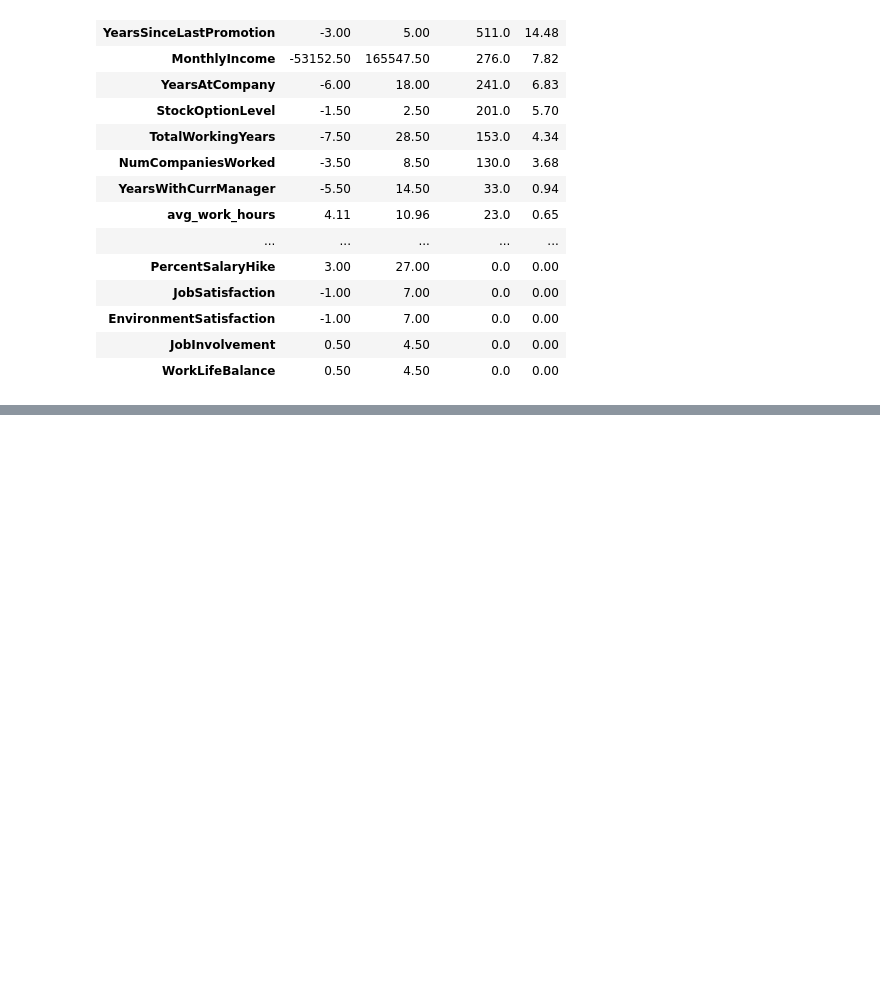
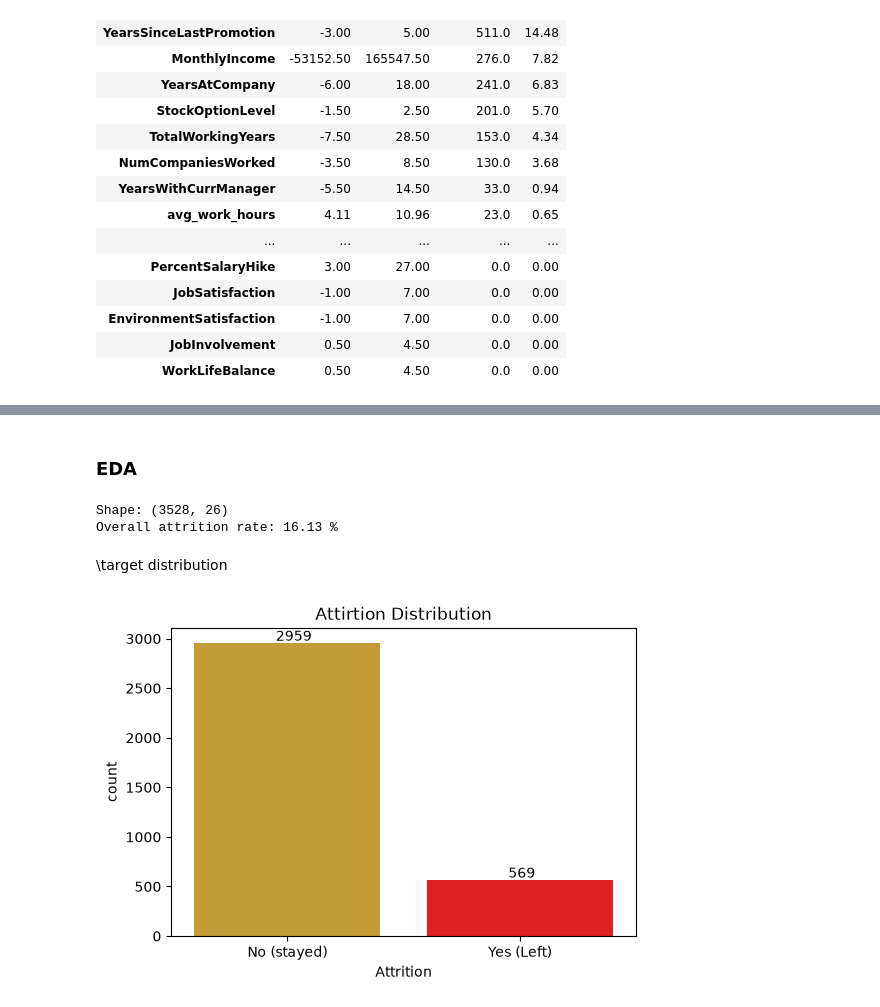
Before and after one commit to nithishg-ng/Employee-Attrition-Prediction, a Jupyter notebook: notebooks/data_preprocessing.ipynb, the cells around one changed output, grey strips where cells are left out. Drawn from its saved outputs; the diff is of its cells as text; code cells hidden in the pictures; blank space fills up the shorter version.

Commit message:
EDA and Feature engineering updated in data preprocessing file

```diff
--- a/notebooks/data_preprocessing.ipynb
+++ b/notebooks/data_preprocessing.ipynb
@@ -175,3 +178,27 @@ Reasons:
    tree-based → naturally robust to outliers
 4. Only Logistic Regression is sensitive → scaling
    will reduce their impact
+# %% [markdown]
+### EDA
+# %%
+#combining feature + target of train data
+train_eda = X_train.copy()
+train_eda["Attrition"] = y_train.values
+
+print("Shape:", train_eda.shape)
+print("Overall attrition rate:", round(train_eda['Attrition'].mean()*100, 2), "%")
+# %% [output]
+Shape: (3528, 26)
+Overall attrition rate: 16.13 %
+# %% [markdown]
+\target distribution
+# %%
+plt.figure(figsize = (6,4))
+ax = sns.countplot(x = "Attrition", data = train_eda , palette = ["goldenrod","red"])
+ax.set_xticklabels(["No (stayed)","Yes (Left)"])
+plt.title("Attirtion Distribution")
+for p in ax.patches:
+    ax.annotate(int(p.get_height()),(p.get_x()+0.35,p.get_height()+20))
+plt.savefig(r"C:\NG\Employee Attrition Prediction\reports\target_distribution.png",dpi=100,bbox_inches="tight")
+# %% [output]
+[figure, added]
```
Also changed, not shown: parts of 24 cells of this notebook, 6 other files.
